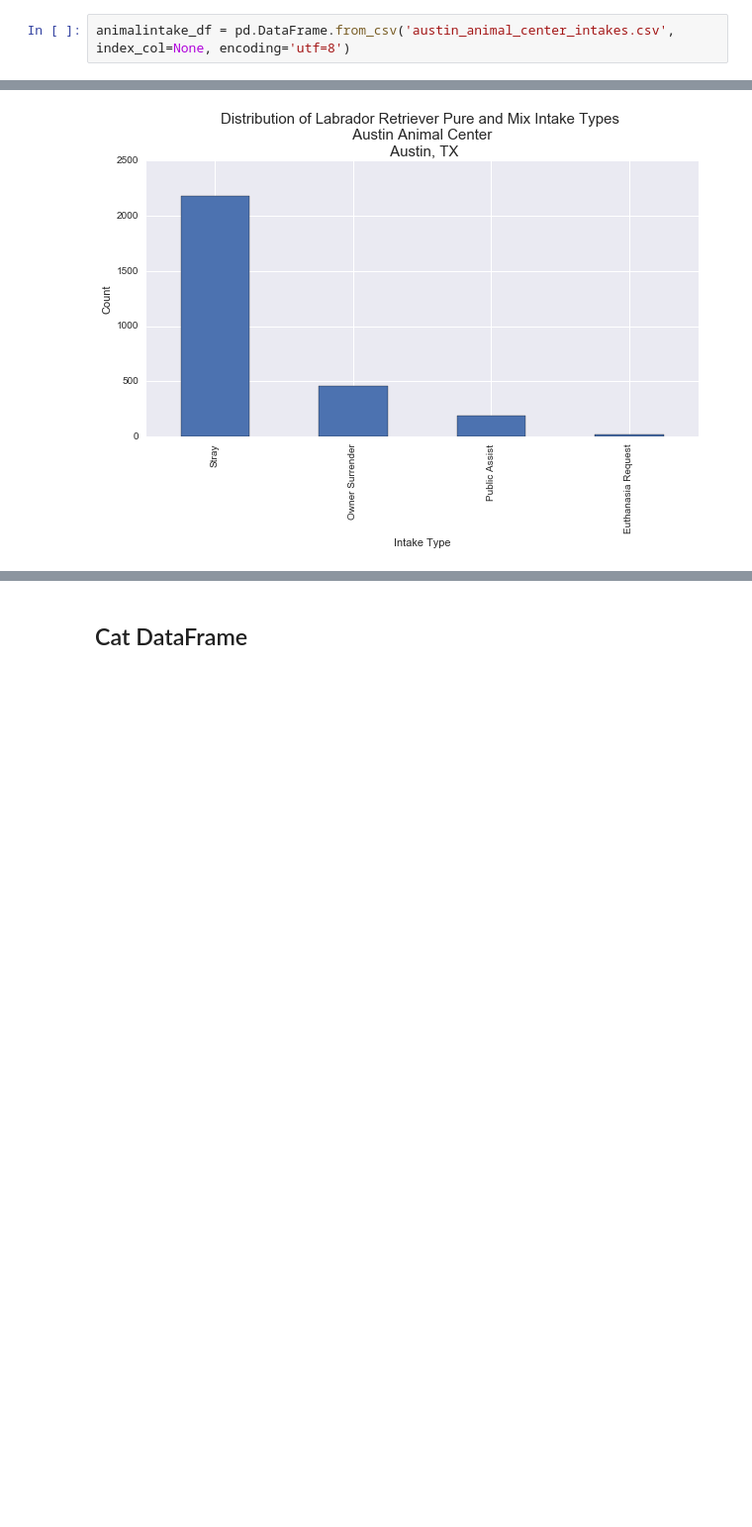
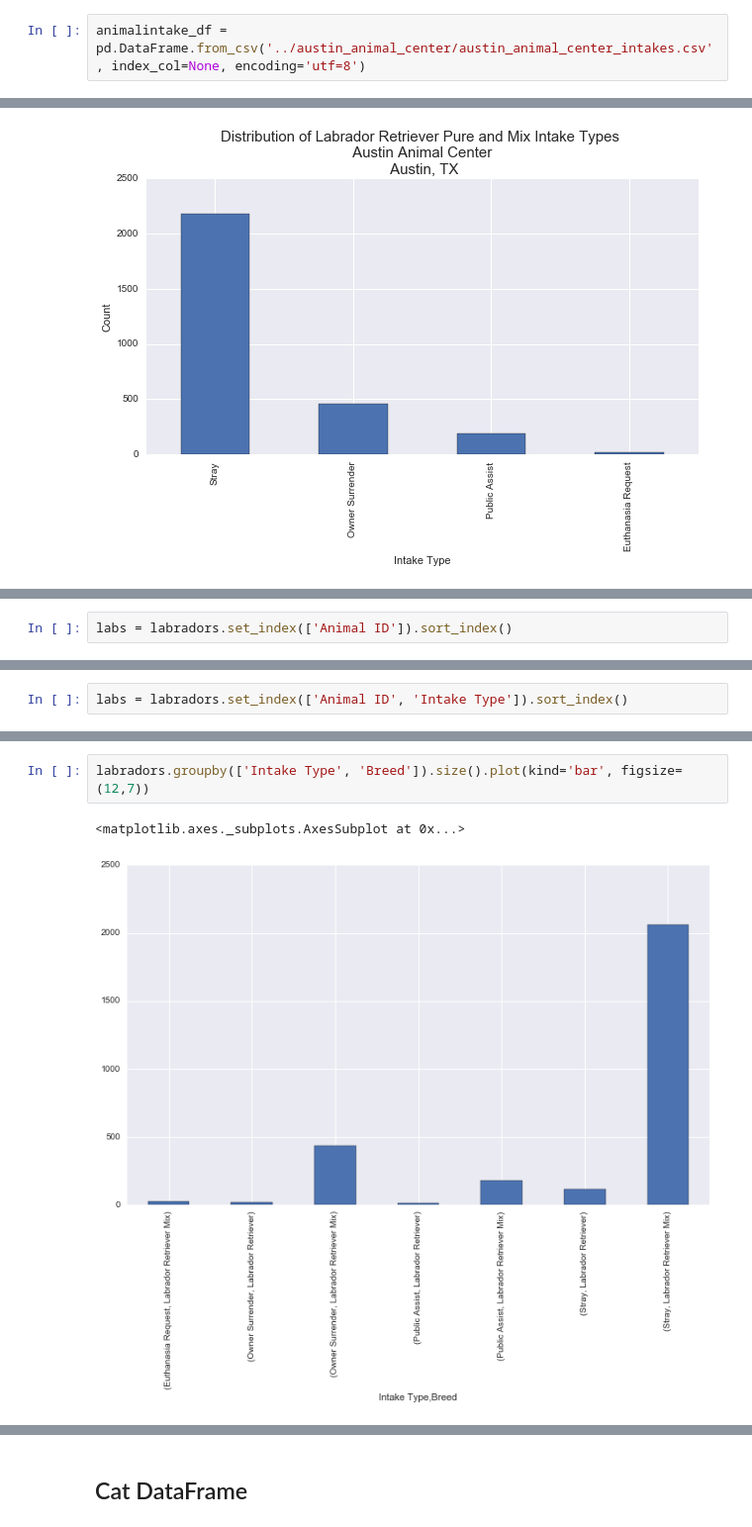
Before and after one commit to mudspringhiker/projects, a Jupyter notebook: austin_animal_center.ipynb, the cells around one changed output, grey strips where cells are left out. Shown at 99% size. Cells and saved outputs as stored; diff of their text form; blank space fills up the shorter version.

```diff
--- a/austin_animal_center.ipynb
+++ b/austin_animal_center.ipynb
@@ -40,7 +40,7 @@ import seaborn as sns
 # %%
 %matplotlib inline
 # %%
-animalintake_df = pd.DataFrame.from_csv('austin_animal_center_intakes.csv', index_col=None, encoding='utf=8')
+animalintake_df = pd.DataFrame.from_csv('../austin_animal_center/austin_animal_center_intakes.csv', index_col=None, encoding='utf=8')
 # %%
 animalintake_df.head(2)
 # %% [output]
@@ -418,0 +430,2 @@ plt.ylabel("Count")
+# %%
+labs = labradors.set_index(['Animal ID']).sort_index()
@@ -418,0 +469,2 @@ plt.ylabel("Count")
+# %%
+labs = labradors.set_index(['Animal ID', 'Intake Type']).sort_index()
@@ -418,0 +500,5 @@ plt.ylabel("Count")
+# %%
+labradors.groupby(['Intake Type', 'Breed']).size().plot(kind='bar', figsize=(12,7))
+# %% [output]
+<matplotlib.axes._subplots.AxesSubplot at 0x...>
+[figure, added]
```
Also changed, not shown: parts of 14 cells of this notebook, 2 other files.
